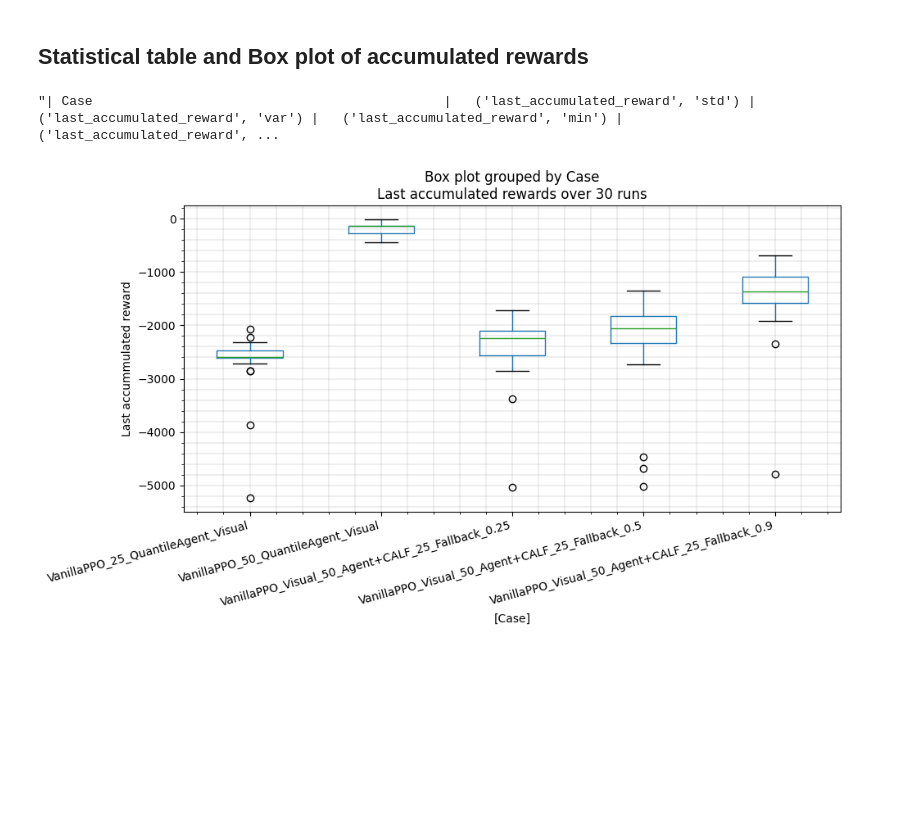
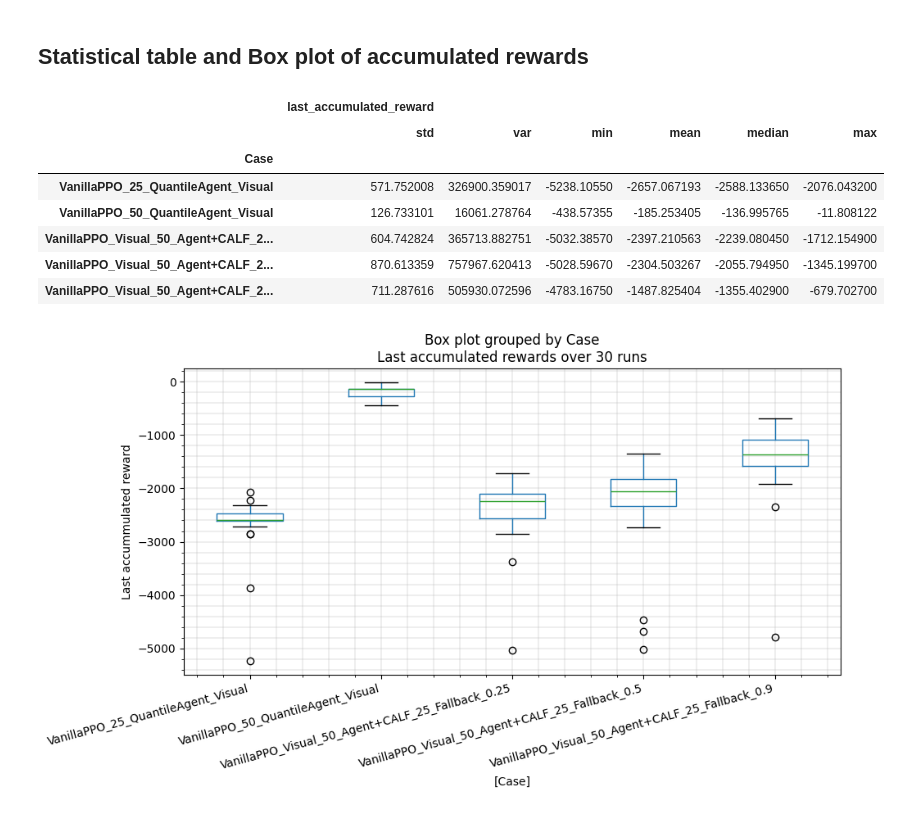
Before and after one commit to osinenkop/stable-baselines-playground, a Jupyter notebook: analysis/ppo_vispendulum_self_boost/visual_analysis.ipynb, the cells around one changed output. Cells and saved outputs as stored; diff of their text form; code cells hidden in the pictures; blank space fills up the shorter version.

```diff
--- a/analysis/ppo_vispendulum_self_boost/visual_analysis.ipynb
+++ b/analysis/ppo_vispendulum_self_boost/visual_analysis.ipynb
@@ -119,13 +119,20 @@ df.loc[:, ["Case", "file_name"]].groupby(["Case"]).nunique(), int(n_runs[0])
 # %%
 # df.loc[:, ["Case", "file_name"]].groupby(["Case"]).nunique()
 group_df = df.loc[:, ["Case", "file_name", "accumulated_reward"]].groupby(["Case", "file_name"]).last()
 group_df = group_df.reset_index().drop(columns=["file_name"])
 group_df.columns = ["last_accumulated_reward" if column == "accumulated_reward" else column for column in group_df.columns]
 group_df.groupby("Case").agg({
     "last_accumulated_reward": ["std", "var", "min", "mean", "median", "max"]
-}).to_markdown()
+})
 # %% [output]
-"| Case                                             |   ('last_accumulated_reward', 'std') |   ('last_accumulated_reward', 'var') |   ('last_accumulated_reward', 'min') |   ('last_accumulated_reward', ...
+|  | last_accumulated_reward |  |  |  |  |  |
+|  | std | var | min | mean | median | max |
+| Case |  |  |  |  |  |  |
+| VanillaPPO_25_QuantileAgent_Visual | 571.752008 | 326900.359017 | -5238.10550 | -2657.067193 | -2588.133650 | -2076.043200 |
+| VanillaPPO_50_QuantileAgent_Visual | 126.733101 | 16061.278764 | -438.57355 | -185.253405 | -136.995765 | -11.808122 |
+| VanillaPPO_Visual_50_Agent+CALF_2... | 604.742824 | 365713.882751 | -5032.38570 | -2397.210563 | -2239.080450 | -1712.154900 |
+| VanillaPPO_Visual_50_Agent+CALF_2... | 870.613359 | 757967.620413 | -5028.59670 | -2304.503267 | -2055.794950 | -1345.199700 |
+| VanillaPPO_Visual_50_Agent+CALF_2... | 711.287616 | 505930.072596 | -4783.16750 | -1487.825404 | -1355.402900 | -679.702700 |
 # %%
 fig, ax = plt.subplots(figsize=(10, 6))
 p = group_df.boxplot(by="Case",ax=ax)
```
